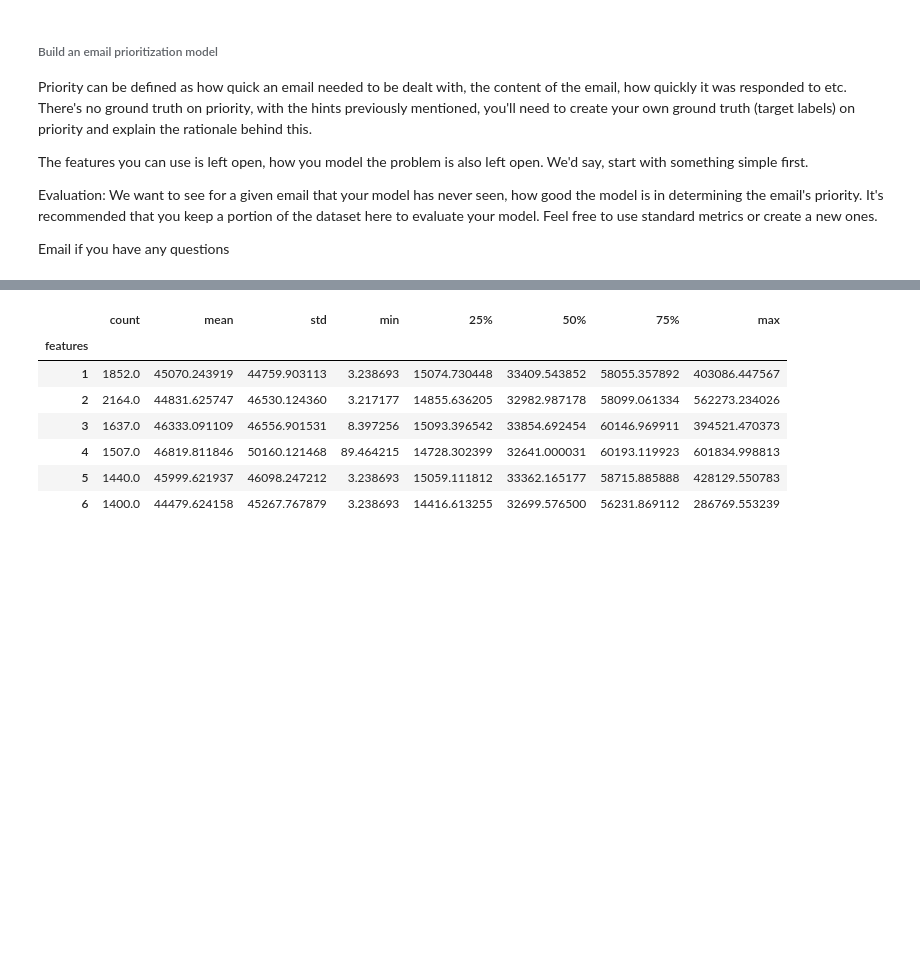
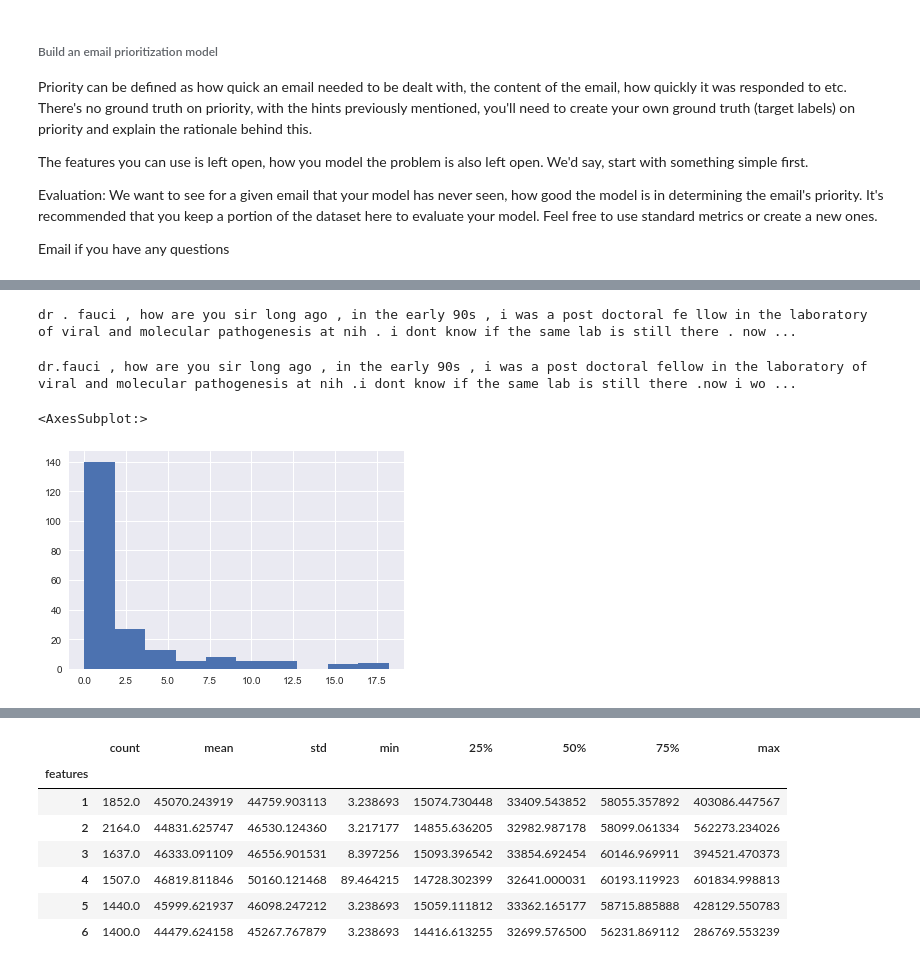
Before and after one commit to Nagakiran1/Fausi-email-prioritization, a Jupyter notebook: Fauci Email Prioritization Challenge.ipynb, the cells around one changed output, grey strips where cells are left out. Cells and saved outputs as stored; diff of their text form; code cells hidden in the pictures; blank space fills up the shorter version.

```diff
--- a/Fauci Email Prioritization Challenge.ipynb
+++ b/Fauci Email Prioritization Challenge.ipynb
@@ -210,13 +291,3 @@ for word in words1:
 df['mail'] = np.where((df['time_rsp']-df['time'])<pd.to_timedelta('1s'), df['body_rsp'], df['body'])
 df['text'] =df['mail'].apply(preprocess_mail)
 df['target'] = df['time_rsp'].subtract(df['time']).dt.total_seconds().abs()
-# %%
-# x = ml.sample(1).iloc[0]
-sents = []
-lr=4000
-for s in nltk.tokenize.sent_tokenize(x['text']):
-    sent = sequence_processing(s.split(' '), stopwords, words1, lr)
-    sents.append(sent)
-# %%
-x = ml.sample(1).iloc[0]
-print(x['body'])
@@ -569,0 +331,11 @@ features[features['wgt'].lt(thr)].sort_values('wgt', ascending=False)['features'
+# %%
+df['text1'] = df.apply(lambda x: ''.join(sequence_processing(sent.split(' '), stopwords, words1, excess=30000, word_size=15) for sent in nltk.tokenize.sent_tokenize(x['text'])),1)
+# %%
+x = df.sample(1).iloc[0]
+print(x['text'])
+# %% [output]
+dr . fauci , how are you sir long ago , in the early 90s , i was a post doctoral fe llow in the laboratory of viral and molecular pathogenesis at nih . i dont know if the same lab is still there . now ...
+# %%
+print(x['text1'])
+# %% [output]
+dr.fauci , how are you sir long ago , in the early 90s , i was a post doctoral fellow in the laboratory of viral and molecular pathogenesis at nih .i dont know if the same lab is still there .now i wo ...
@@ -569,0 +402,23 @@ features[features['wgt'].lt(thr)].sort_values('wgt', ascending=False)['features'
+# %%
+'''
+Plotting the model predictions with percent of change from the actual
+
+'''
+
+from sklearn.linear_model import LinearRegression
+
+train_features, test_features, train_word_features, train_char_features, y_train, y_test, test_text, word_vectorizer, char_vectorizer = preprocesse_text(df, test_size=0.2, stopwords=nltk.corpus.stopwords.words('english'))
+reg = LinearRegression()
+reg.fit(train_features, y_train)
+
+te = pd.DataFrame()
+te['text'] = test_text
+te['preds'] = reg.predict(test_features)
+te['target'] = y_test
+te['diff'] = te['target']-te['preds']
+te['percent'] = te['diff'].abs().div(te['target'])
+te = te.sort_values('percent')
+te.iloc[:int(len(te)*0.9)]['percent'].hist()
+# %% [output]
+<AxesSubplot:>
+[figure, added]
```
Also changed, not shown: parts of 64 cells of this notebook, 3 other files.
